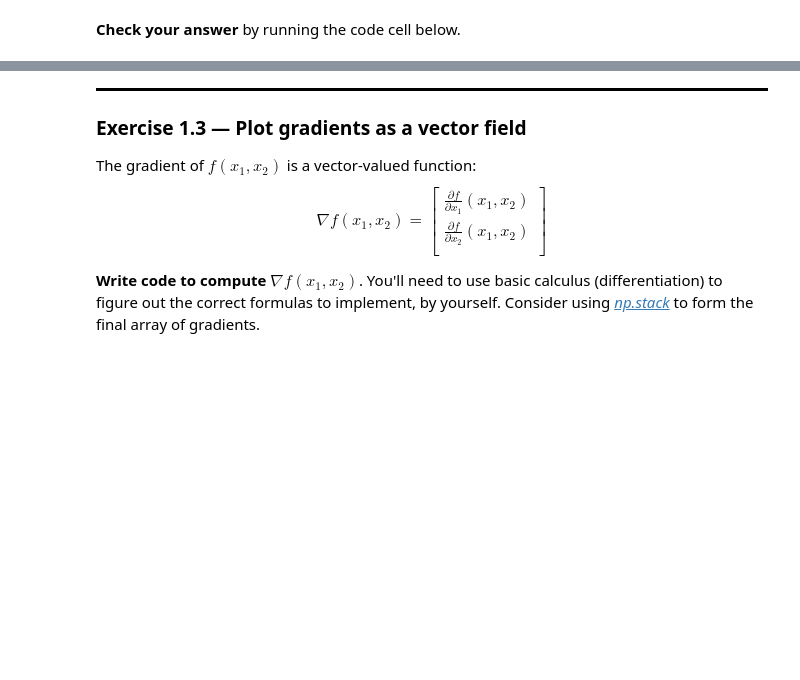
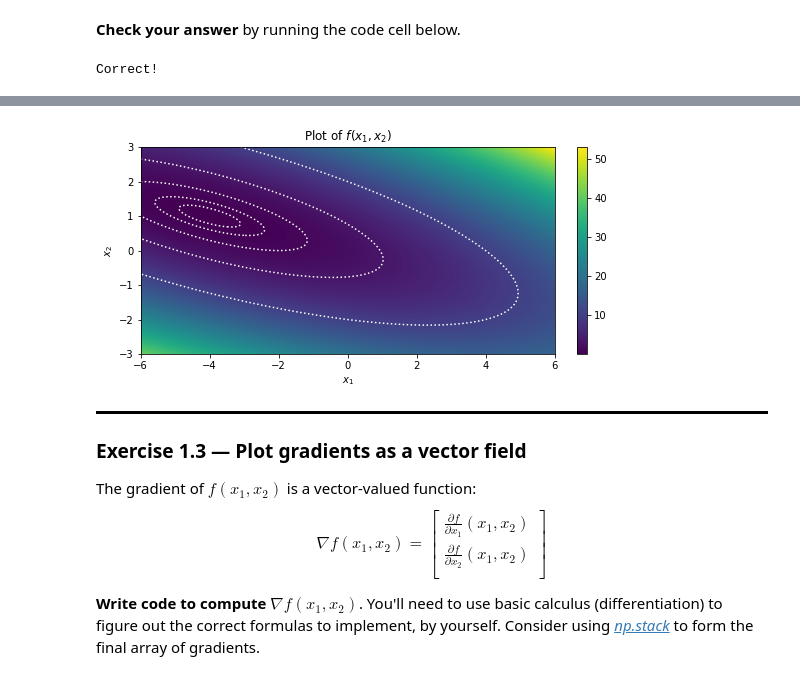
Before and after one commit to alimus22/SOEN, a Jupyter notebook: COMP432/lab2/lab2-exercises.ipynb, the cells around one changed output, grey strips where cells are left out. Cells and saved outputs as stored; diff of their text form; code cells hidden in the pictures; blank space fills up the shorter version.

Commit message:
Completed lab2 exercise 1.2

```diff
--- a/COMP432/lab2/lab2-exercises.ipynb
+++ b/COMP432/lab2/lab2-exercises.ipynb
@@ -105,6 +105,7 @@ $$
 # %%
 def f(x1, x2):
     # Your code here. Aim for 1-3 lines.
+    return (0.5 * x1 + x2 +1)**2 + (x2 - 1)**2
 # %% [markdown]
 **Check your answer** by running the code cell below.
 # %%
@@ -115,6 +116,8 @@ v = f(np.eye(3, 4), np.arange(12).reshape(3, 4))
 assert isinstance(v, np.ndarray), "Expected ndarray args to give ndarray result"
 np.testing.assert_equal(v, [[3.25, 4., 10., 20.], [34., 58.25, 74., 100.], [130., 164., 213.25, 244.]])
 print("Correct!")
+# %% [output]
+Correct!
 # %% [markdown]
 **Write plotting code** to visualize your $f(x_1, x_2)$ function over the interval $x_1 \in [-6, 6]$ and $x_2 \in [-3, 3]$. Your plot should look like this:
 
@@ -136,3 +134,17 @@ plot_exercise12()
+# %%
+def plot_exercise12():
+    # Your code here. Aim for 9-12 lines.
+    x1, x2, y = eval_on_grid_vectorized(f, (-6, 6, -3, 3), 1000)
+    plt.figure(num='$f(x_1, x_2)$', figsize=(8, 4))
+    plt.imshow(y, origin='lower', extent=[-6, 6, -3, 3])
+    plt.colorbar(fraction=0.0462/2)
+    plt.contour(x1, x2, y, np.logspace(-1, 1, num=5), colors='w', linestyles='dotted')
+    plt.ylabel('$x_2$')
+    plt.xlabel('$x_1$')
+    plt.title('Plot of $f(x_1, x_2)$')
+plot_exercise12()
+# %% [output]
+[figure, added]
 # %% [markdown]
 <div style="border-bottom: 3px solid black;"></div>
 
```
Also changed, not shown: parts of 1 cell of this notebook.
